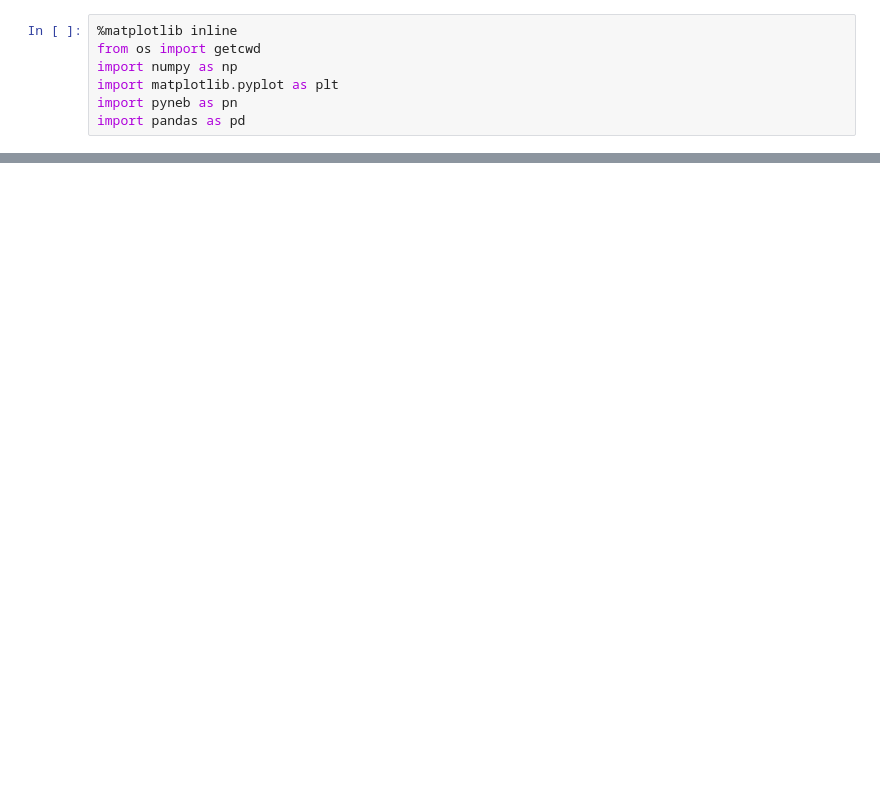
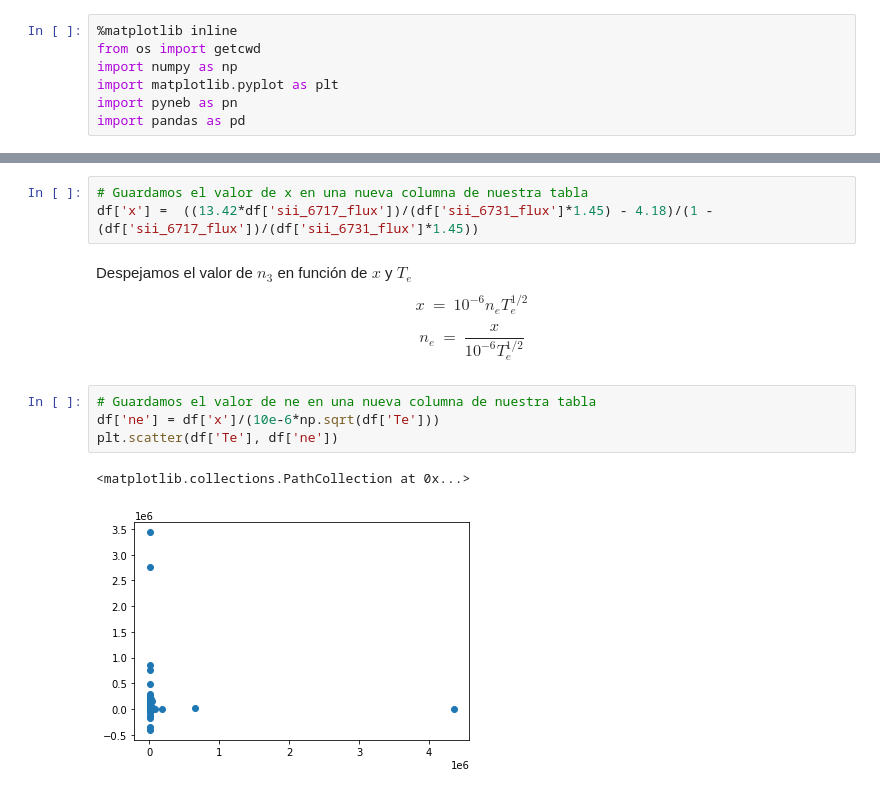
Before and after one commit to sgongar/Entregable_1, a Jupyter notebook: entregable.ipynb, the cells around one changed output, grey strips where cells are left out. Saved outputs shown, nothing was run; the diff lists cells and outputs as text; blank space fills up the shorter version.

```diff
--- a/entregable.ipynb
+++ b/entregable.ipynb
@@ -54,0 +64,14 @@ Length: 100, dtype: float64
+# %%
+# Guardamos el valor de x en una nueva columna de nuestra tabla
+df['x'] =  ((13.42*df['sii_6717_flux'])/(df['sii_6731_flux']*1.45) - 4.18)/(1 - (df['sii_6717_flux'])/(df['sii_6731_flux']*1.45))
+# %% [markdown]
+Despejamos el valor de $n_{3}$ en función de $x$ y $T_{e}$
+$$ x\:=\:10^{-6}n_{e}T_{e}^{1/2} $$
+$$ n_{e}\:=\:\frac{x}{10^{-6}T_{e}^{1/2}}$$
+# %%
+# Guardamos el valor de ne en una nueva columna de nuestra tabla
+df['ne'] = df['x']/(10e-6*np.sqrt(df['Te']))
+plt.scatter(df['Te'], df['ne'])
+# %% [output]
+<matplotlib.collections.PathCollection at 0x...>
+[figure, added]
```
Also changed, not shown: parts of 15 cells of this notebook, 5 other files.
